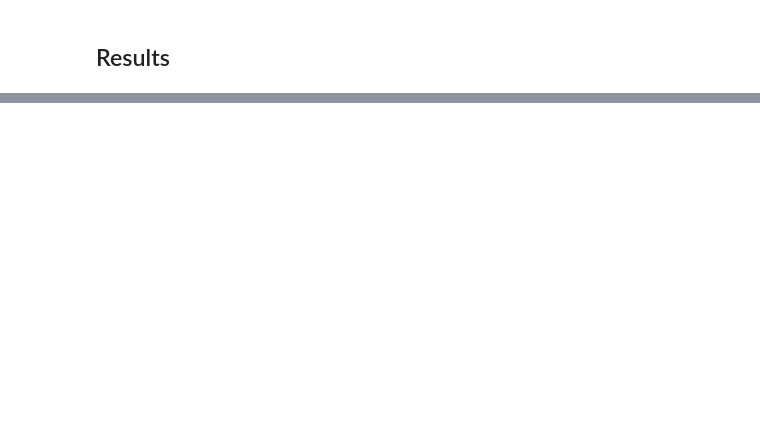
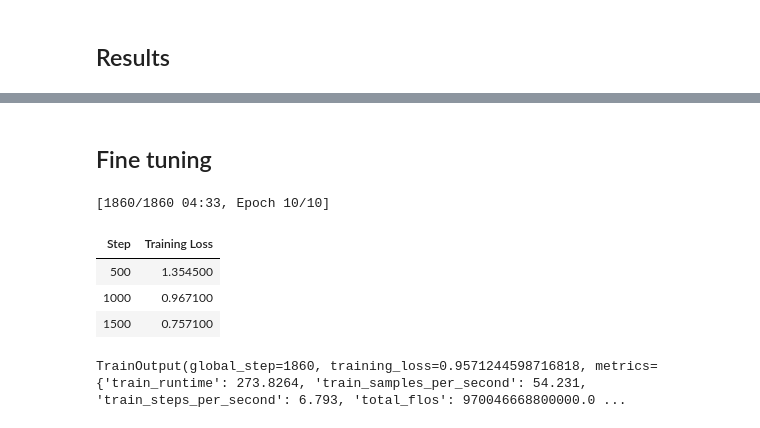
Before and after one commit to Volupal/ElevaQ, a Jupyter notebook: finetuning_dialogpt.ipynb, the cells around one changed output, grey strips where cells are left out. Drawn from its saved outputs; the diff is of its cells as text; code cells hidden in the pictures; blank space fills up the shorter version.

```diff
--- a/finetuning_dialogpt.ipynb
+++ b/finetuning_dialogpt.ipynb
@@ -265,0 +301,14 @@ Post-prediction
+# %%
+# Encode the dataset
+# https://huggingface.co/docs/transformers/en/pad_truncation
+def encode(examples):
+    encoded = tokenizer(examples['page'],
+                        truncation=True,
+                        padding='max_length',
+                        max_length=128
+                       )
+    encoded['labels'] = encoded['input_ids'][:]
+
+    return encoded
+
+encoded_dataset = dataset.map(encode, batched=True)
@@ -265,0 +317,20 @@ Post-prediction
+# %%
+# Define training arguments
+training_args = TrainingArguments(
+    output_dir=tempfile.mkdtemp(),   # output directory
+    num_train_epochs=10,             # total number of training epochs
+    per_device_train_batch_size=8,  # batch size per device during training
+    per_device_eval_batch_size=32,   # batch size for evaluation
+    warmup_steps=500,                # number of warmup steps for learning rate scheduler
+    weight_decay=0.01,               # strength of weight decay
+    logging_dir=None,                # directory for storing logs
+    fp16=True                        # use floating point 16 bit precision for training
+)
+
+# Create Trainer
+trainer = Trainer(
+    model=model,
+    args=training_args,
+    train_dataset=encoded_dataset['train'],
+    eval_dataset=encoded_dataset['test']
+)
@@ -265,0 +347,12 @@ Post-prediction
+# %% [markdown]
+## Fine tuning
+# %%
+# Fine-tune the model
+trainer.train()
+# %% [output]
+[1860/1860 04:33, Epoch 10/10]
+| Step | Training Loss |
+| 500 | 1.354500 |
+| 1000 | 0.967100 |
+| 1500 | 0.757100 |
+TrainOutput(global_step=1860, training_loss=0.9571244598716818, metrics={'train_runtime': 273.8264, 'train_samples_per_second': 54.231, 'train_steps_per_second': 6.793, 'total_flos': 970046668800000.0 ...
```
Also changed, not shown: parts of 24 cells of this notebook.
